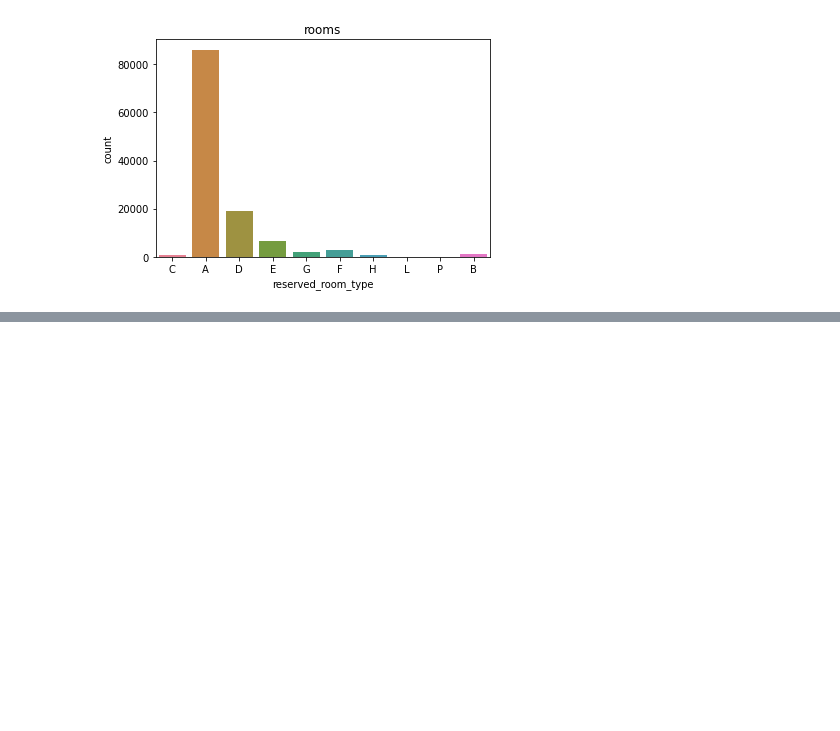
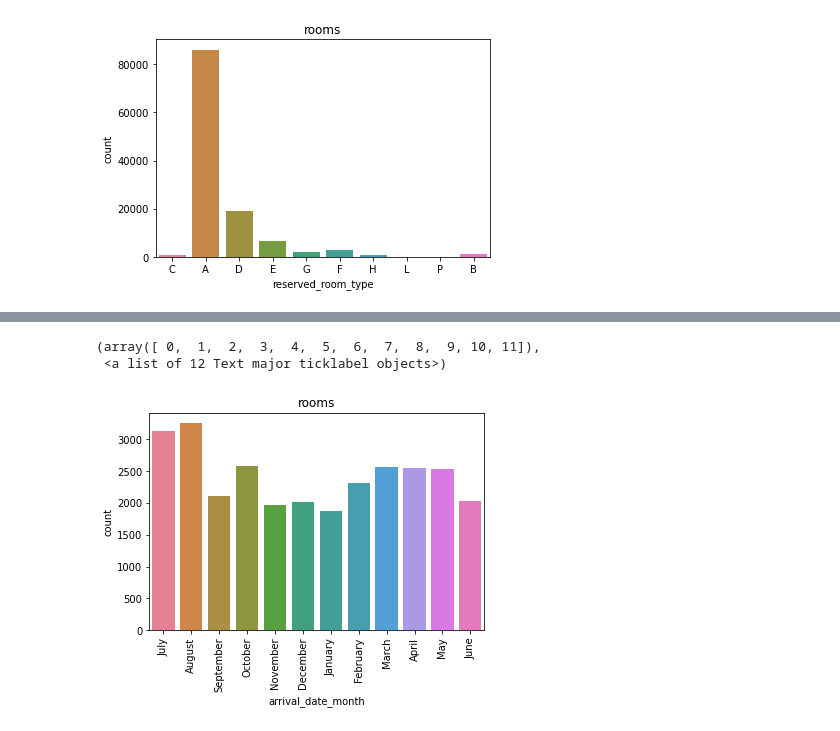
Before and after one commit to shub0411/hotel_booking_analysis, a Jupyter notebook: first_eda_pynb.ipynb, the cells around one changed output, grey strips where cells are left out. Drawn from its saved outputs; the diff is of its cells as text; code cells hidden in the pictures; blank space fills up the shorter version.

```diff
--- a/first_eda_pynb.ipynb
+++ b/first_eda_pynb.ipynb
@@ -526,0 +556,3 @@ Text(0.5, 1.0, 'rooms')
+# %%
+resort_hotel = df[(df['hotel'] == 'Resort Hotel') & (df['is_canceled'] == 0)]
+city_hotel = df[(df['hotel'] == 'City Hotel') & (df['is_canceled'] == 0)]
@@ -526,0 +608,7 @@ Text(0.5, 1.0, 'rooms')
+# %%
+sns.countplot(resort_hotel['arrival_date_month'], palette='husl').set_title ('rooms')
+plt.xticks(rotation = 90)
+# %% [output]
+(array([ 0,  1,  2,  3,  4,  5,  6,  7,  8,  9, 10, 11]),
+ <a list of 12 Text major ticklabel objects>)
+[figure, added]
```
Also changed, not shown: parts of 31 cells of this notebook.
